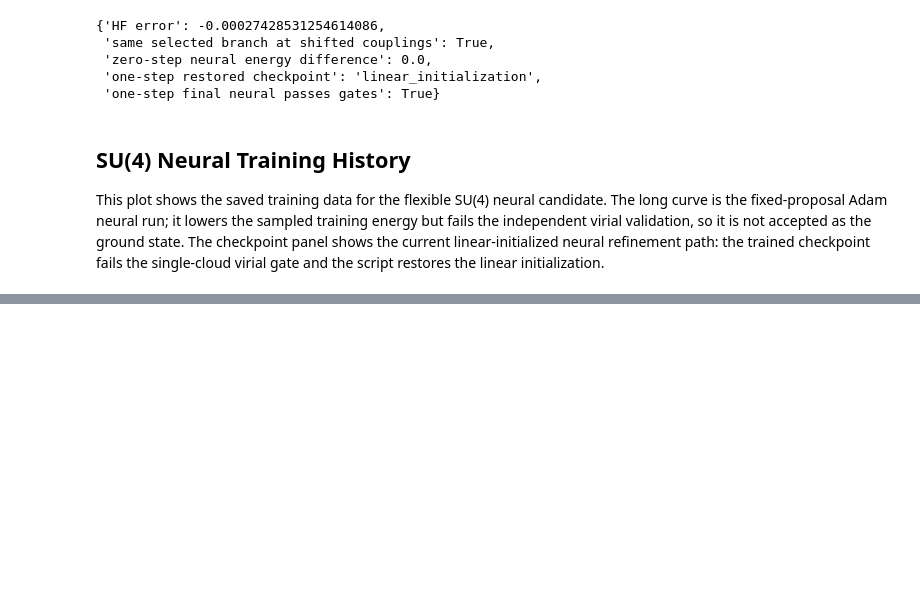
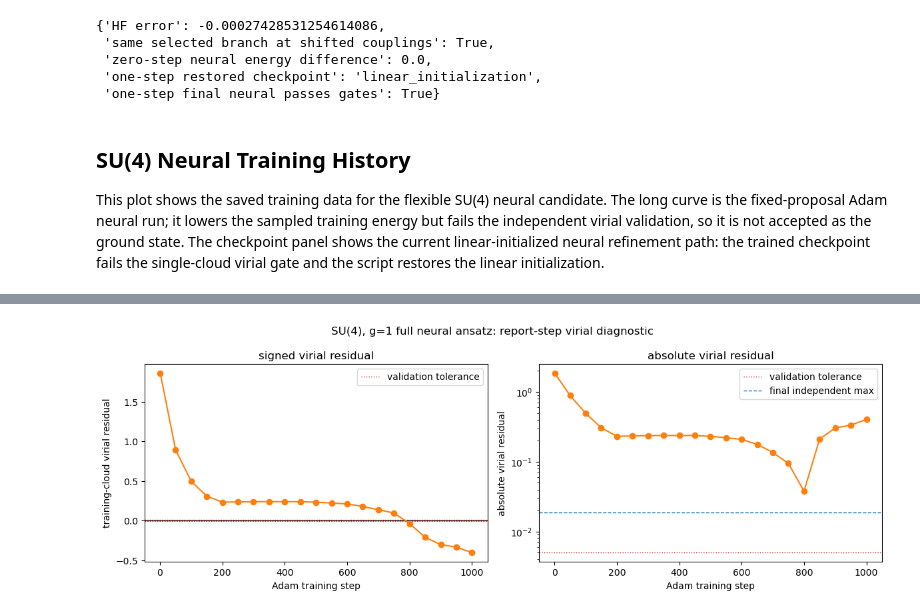
Before and after one commit to Sam-2727/Adjoint-QM, a Jupyter notebook: notebooks/su2_adjoint_ground_state.ipynb, the cells around one changed output, grey strips where cells are left out. Cells and saved outputs as stored; diff of their text form; code cells hidden in the pictures; blank space fills up the shorter version.

```diff
--- a/notebooks/su2_adjoint_ground_state.ipynb
+++ b/notebooks/su2_adjoint_ground_state.ipynb
@@ -1034,0 +1521,75 @@ plt.show()
+# %%
+G1_1000_NN_PATH = ROOT / "results" / "sun_adjoint_vmc_benchmarks_su4_g1_nn_only.json"
+if not G1_1000_NN_PATH.exists():
+    raise FileNotFoundError(
+        "Missing the g=1 SU(4) 1000-step neural-only file. "
+        "Run the full-neural SU(4), g=1 command with --n-steps 1000."
+    )
+
+g1_1000_nn = json.loads(G1_1000_NN_PATH.read_text())
+g1_1000_meta = g1_1000_nn["metadata"]
+g1_1000_run = g1_1000_nn["runs"]["su4"]
+
+if g1_1000_meta["coupling"] != 1.0:
+    raise ValueError("The virial-history source file is not a g=1 run.")
+
+neural_1000 = next(
+    candidate
+    for candidate in g1_1000_run["candidates"]
+    if candidate["name"] == "importance_adam_full_flexible"
+)
+virial_history = neural_1000["history"]
+missing_virial = [record["step"] for record in virial_history if "virial_residual" not in record]
+if missing_virial:
+    raise KeyError(
+        "This result file was produced before report-step virial diagnostics were saved. "
+        f"Missing virial_residual at steps: {missing_virial[:5]}"
+    )
+
+virial_steps = [record["step"] for record in virial_history]
+virial_residuals = [record["virial_residual"] for record in virial_history]
+virial_abs = [abs(value) for value in virial_residuals]
+virial_tol = g1_1000_meta["virial_abs_tol"]
+independent_virial_max = neural_1000["combined_evaluation"]["virial_residual_abs_max"]
+
+fig, axes = plt.subplots(1, 2, figsize=(12, 4.2))
+
+axes[0].axhline(0.0, color="black", linewidth=1)
+axes[0].axhline(virial_tol, color="tab:red", linestyle=":", linewidth=1, label="validation tolerance")
+axes[0].axhline(-virial_tol, color="tab:red", linestyle=":", linewidth=1)
+axes[0].plot(virial_steps, virial_residuals, marker="o", color="tab:orange")
+axes[0].set_xlabel("Adam training step")
+axes[0].set_ylabel("training-cloud virial residual")
+axes[0].set_title("signed virial residual")
+axes[0].legend()
+
+axes[1].axhline(virial_tol, color="tab:red", linestyle=":", linewidth=1, label="validation tolerance")
+axes[1].axhline(
+    independent_virial_max,
+    color="tab:blue",
+    linestyle="--",
+    linewidth=1,
+    label="final independent max",
+)
+axes[1].plot(virial_steps, virial_abs, marker="o", color="tab:orange")
+axes[1].set_yscale("log")
+axes[1].set_xlabel("Adam training step")
+axes[1].set_ylabel("absolute virial residual")
+axes[1].set_title("absolute virial residual")
+axes[1].legend()
+
+fig.suptitle("SU(4), g=1 full neural ansatz: report-step virial diagnostic")
+fig.tight_layout()
+
+virial_history_summary = {
+    "source": G1_1000_NN_PATH.name,
+    "n_steps": g1_1000_meta["arguments"]["n_steps"],
+    "report_every": g1_1000_meta["arguments"]["report_every"],
+    "history_points": len(virial_history),
+    "final_training_cloud_virial_residual": virial_residuals[-1],
+    "final_training_cloud_abs_virial_residual": virial_abs[-1],
+    "final_independent_virial_abs_max": independent_virial_max,
+    "validation_tolerance": virial_tol,
+}
+virial_history_summary
+# %% [output]
@@ -1034,0 +1604 @@ plt.show()
+[figure, added]
```
Also changed, not shown: parts of 17 cells of this notebook, 22 other files.
